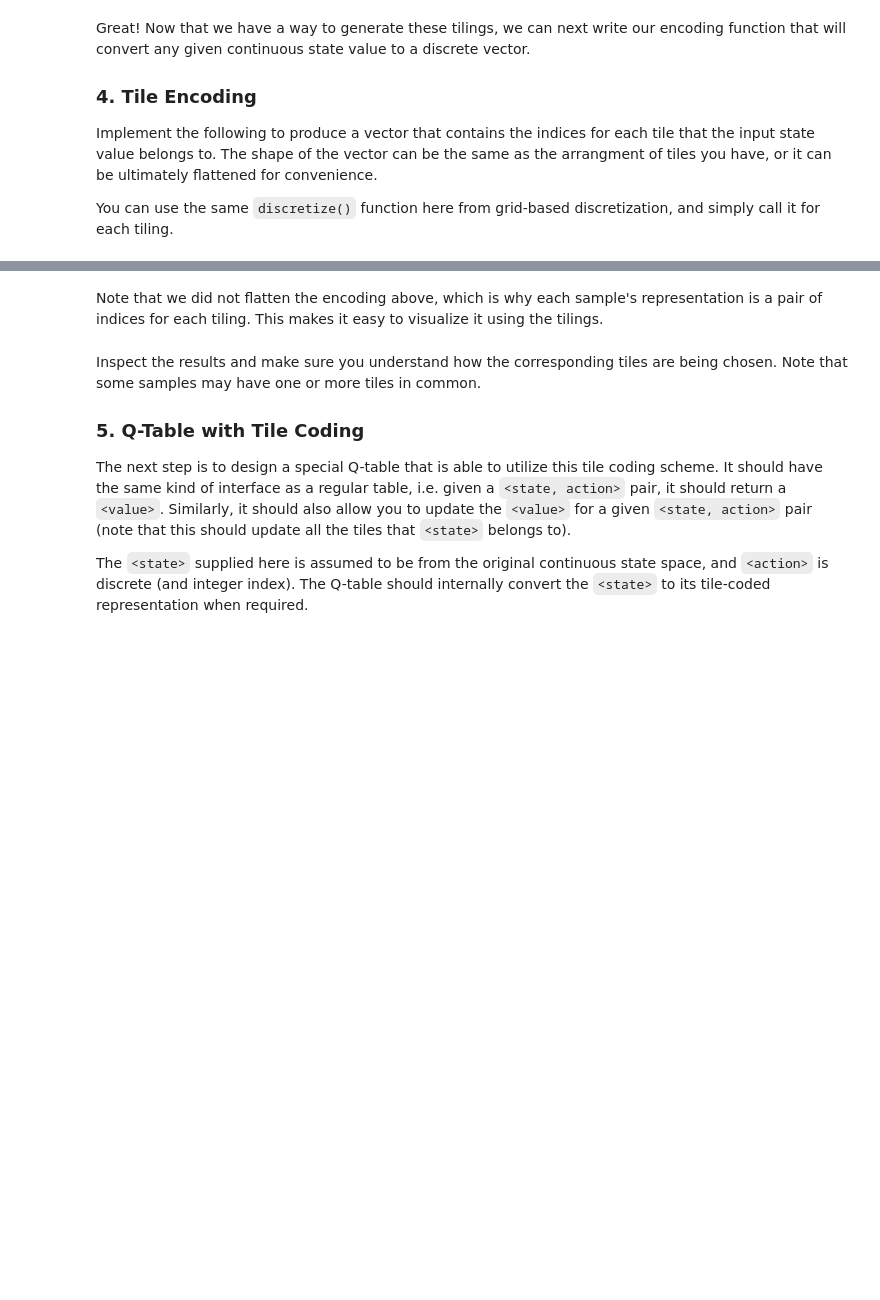
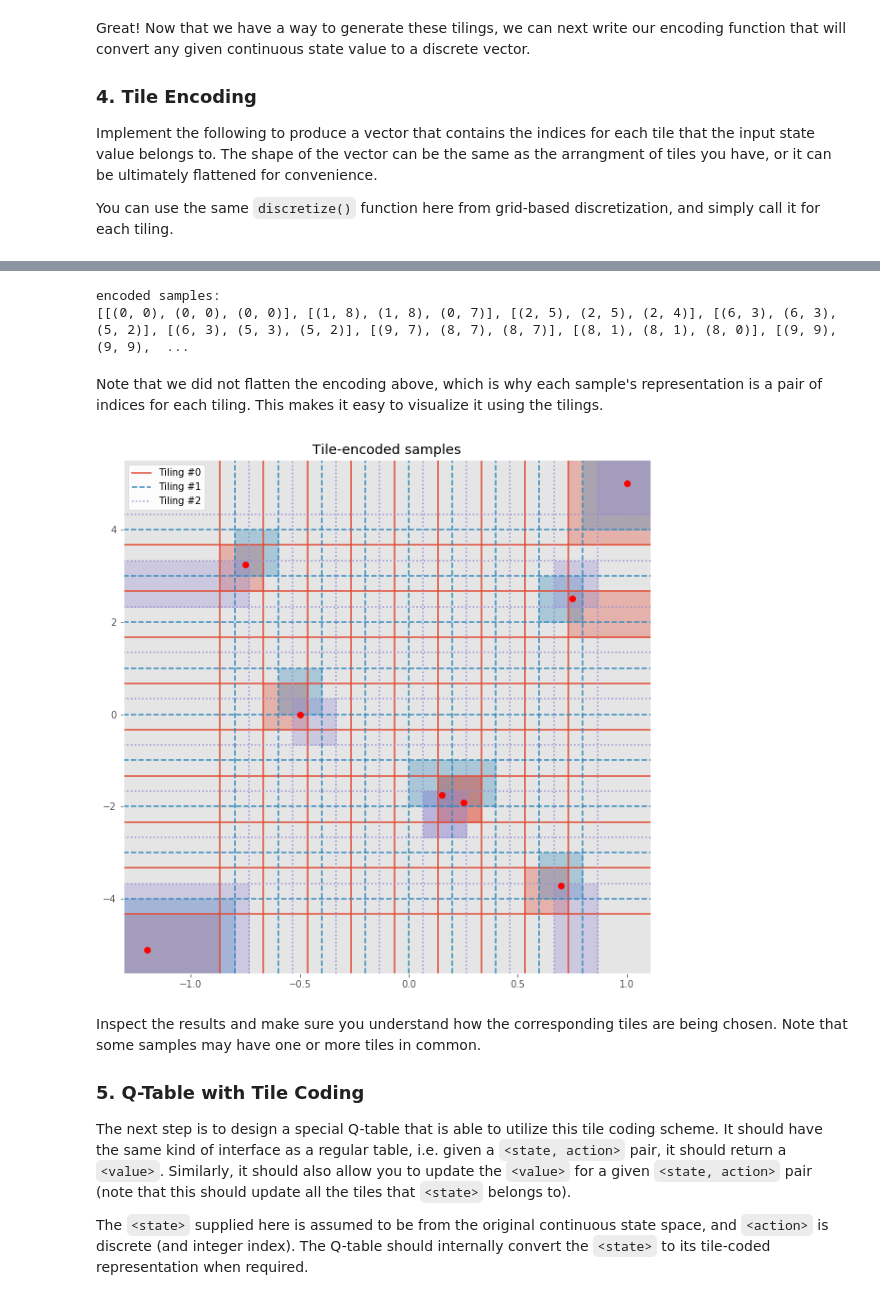
Before and after one commit to rhombhi/reinforcement-learning, a Jupyter notebook: notebooks/Tile_Coding_mine.ipynb, the cells around one changed output, grey strips where cells are left out. Saved outputs shown, nothing was run; the diff lists cells and outputs as text; code cells hidden in the pictures; blank space fills up the shorter version.

Commit message:
adding my version of notebooks/Tile_Coding.ipynb

```diff
--- a/notebooks/Tile_Coding_mine.ipynb
+++ b/notebooks/Tile_Coding_mine.ipynb
@@ -39,5 +221,64 @@ You can use the same `discretize()` function here from grid-based discretization
+# %%
+encoded_samples_flat = [tile_encode(sample, tilings, True) for sample in samples]
+print("encoded samples:",repr(encoded_samples), sep="\n")
+# %% [output]
+encoded samples:
+[[(0, 0), (0, 0), (0, 0)], [(1, 8), (1, 8), (0, 7)], [(2, 5), (2, 5), (2, 4)], [(6, 3), (6, 3), (5, 2)], [(6, 3), (5, 3), (5, 2)], [(9, 7), (8, 7), (8, 7)], [(8, 1), (8, 1), (8, 0)], [(9, 9), (9, 9),  ...
 # %% [markdown]
 Note that we did not flatten the encoding above, which is why each sample's representation is a pair of indices for each tiling. This makes it easy to visualize it using the tilings.
+# %%
+from matplotlib.patches import Rectangle
+
+def visualize_encoded_samples(samples, encoded_samples, tilings, low=None, high=None):
+    """Visualize samples by activating the respective tiles."""
+    samples = np.array(samples)  # for ease of indexing
+
+    # Show tiling grids
+    ax = visualize_tilings(tilings)
+
+    # If bounds (low, high) are specified, use them to set axis limits
+    if low is not None and high is not None:
+        ax.set_xlim(low[0], high[0])
+        ax.set_ylim(low[1], high[1])
+    else:
+        # Pre-render (invisible) samples to automatically set reasonable axis limits, and use them as (low, high)
+        ax.plot(samples[:, 0], samples[:, 1], 'o', alpha=0.0)
+        low = [ax.get_xlim()[0], ax.get_ylim()[0]]
+        high = [ax.get_xlim()[1], ax.get_ylim()[1]]
+
+    # Map each encoded sample (which is really a list of indices) to the corresponding tiles it belongs to
+    tilings_extended = [np.hstack((np.array([low]).T, grid, np.array([high]).T)) for grid in tilings]  # add low and high ends
+    tile_centers = [(grid_extended[:, 1:] + grid_extended[:, :-1]) / 2 for grid_extended in tilings_extended]  # compute center of each tile
+    tile_toplefts = [grid_extended[:, :-1] for grid_extended in tilings_extended]  # compute topleft of each tile
+    tile_bottomrights = [grid_extended[:, 1:] for grid_extended in tilings_extended]  # compute bottomright of each tile
+
+    prop_cycle = plt.rcParams['axes.prop_cycle']
+    colors = prop_cycle.by_key()['color']
+    for sample, encoded_sample in zip(samples, encoded_samples):
+        for i, tile in enumerate(encoded_sample):
+            # Shade the entire tile with a rectangle
+            topleft = tile_toplefts[i][0][tile[0]], tile_toplefts[i][1][tile[1]]
+            bottomright = tile_bottomrights[i][0][tile[0]], tile_bottomrights[i][1][tile[1]]
+            ax.add_patch(Rectangle(topleft, bottomright[0] - topleft[0], bottomright[1] - topleft[1],
+                                   color=colors[i], alpha=0.33))
+
+            # In case sample is outside tile bounds, it may not have been highlighted properly
+            if any(sample < topleft) or any(sample > bottomright):
+                # So plot a point in the center of the tile and draw a connecting line
+                cx, cy = tile_centers[i][0][tile[0]], tile_centers[i][1][tile[1]]
+                ax.add_line(Line2D([sample[0], cx], [sample[1], cy], color=colors[i]))
+                ax.plot(cx, cy, 's', color=colors[i])
+
+    # Finally, plot original samples
+    ax.plot(samples[:, 0], samples[:, 1], 'o', color='r')
+
+    ax.margins(x=0, y=0)  # remove unnecessary margins
+    ax.set_title("Tile-encoded samples")
+    return ax
+
+visualize_encoded_samples(samples, encoded_samples, tilings);
+# %% [output]
+[figure, added]
 # %% [markdown]
 Inspect the results and make sure you understand how the corresponding tiles are being chosen. Note that some samples may have one or more tiles in common.
 
```
Also changed, not shown: parts of 14 cells of this notebook.
